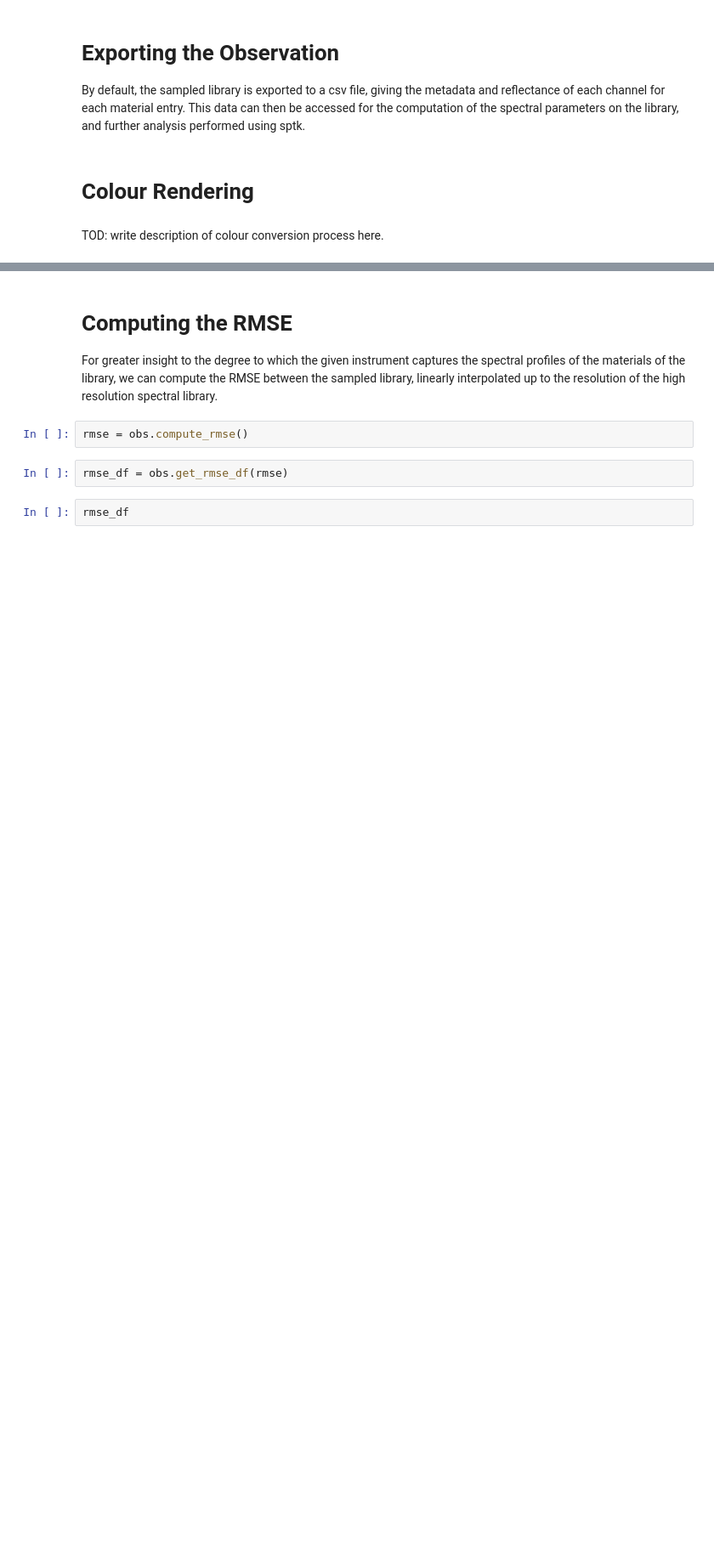
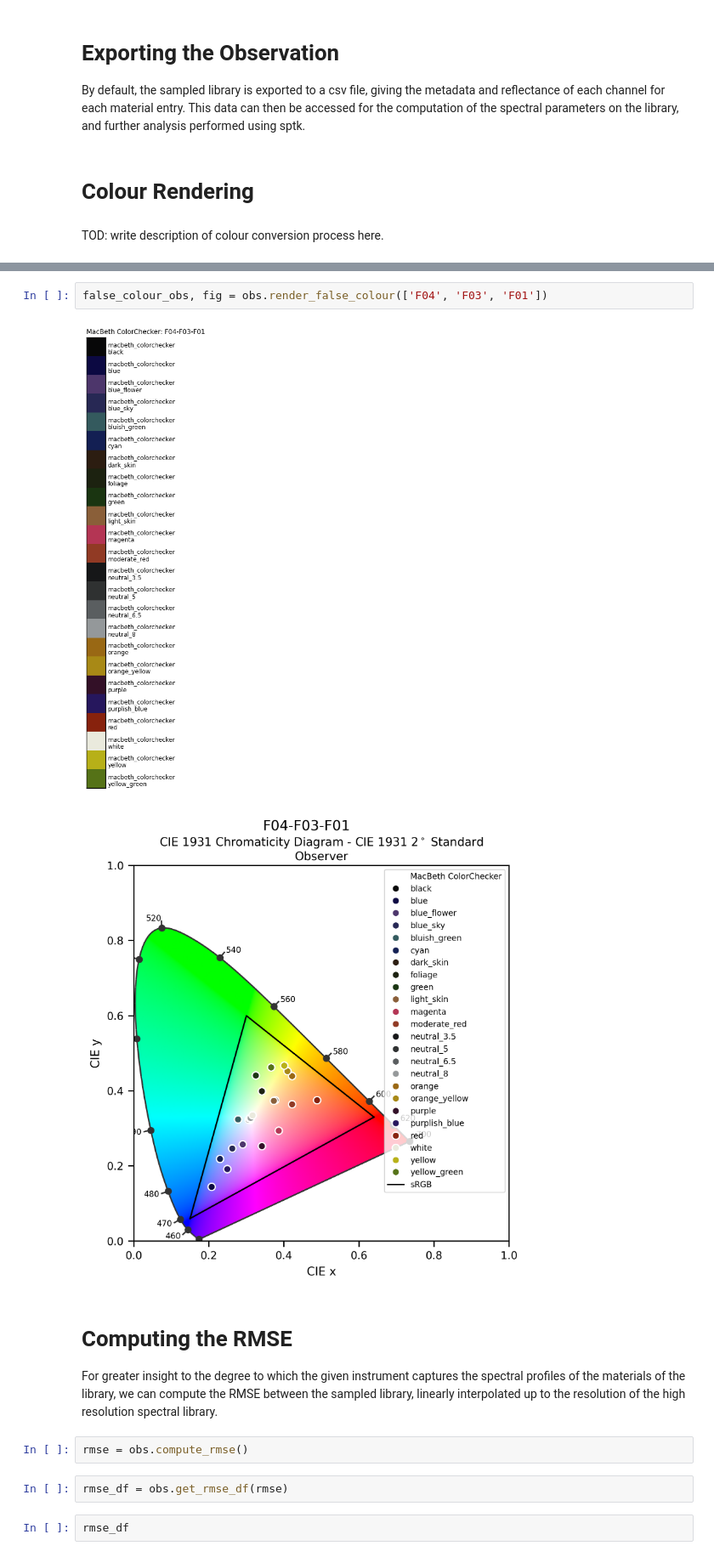
Before and after one commit to rbstabbins/sptk, a Jupyter notebook: examples/observation_colour_example.ipynb, the cells around one changed output, grey strips where cells are left out. Shown at 85% size. Cells and saved outputs as stored; diff of their text form; blank space fills up the shorter version.

```diff
--- a/examples/observation_colour_example.ipynb
+++ b/examples/observation_colour_example.ipynb
@@ -147,3 +150,8 @@ obs.render_colour('D65')
+# %%
+false_colour_obs, fig = obs.render_false_colour(['F04', 'F03', 'F01'])
+# %% [output]
+[figure, added]
+[figure, added]
 # %% [markdown]
 # Computing the RMSE
 
```
Also changed, not shown: parts of 11 cells of this notebook, 2 other files.
